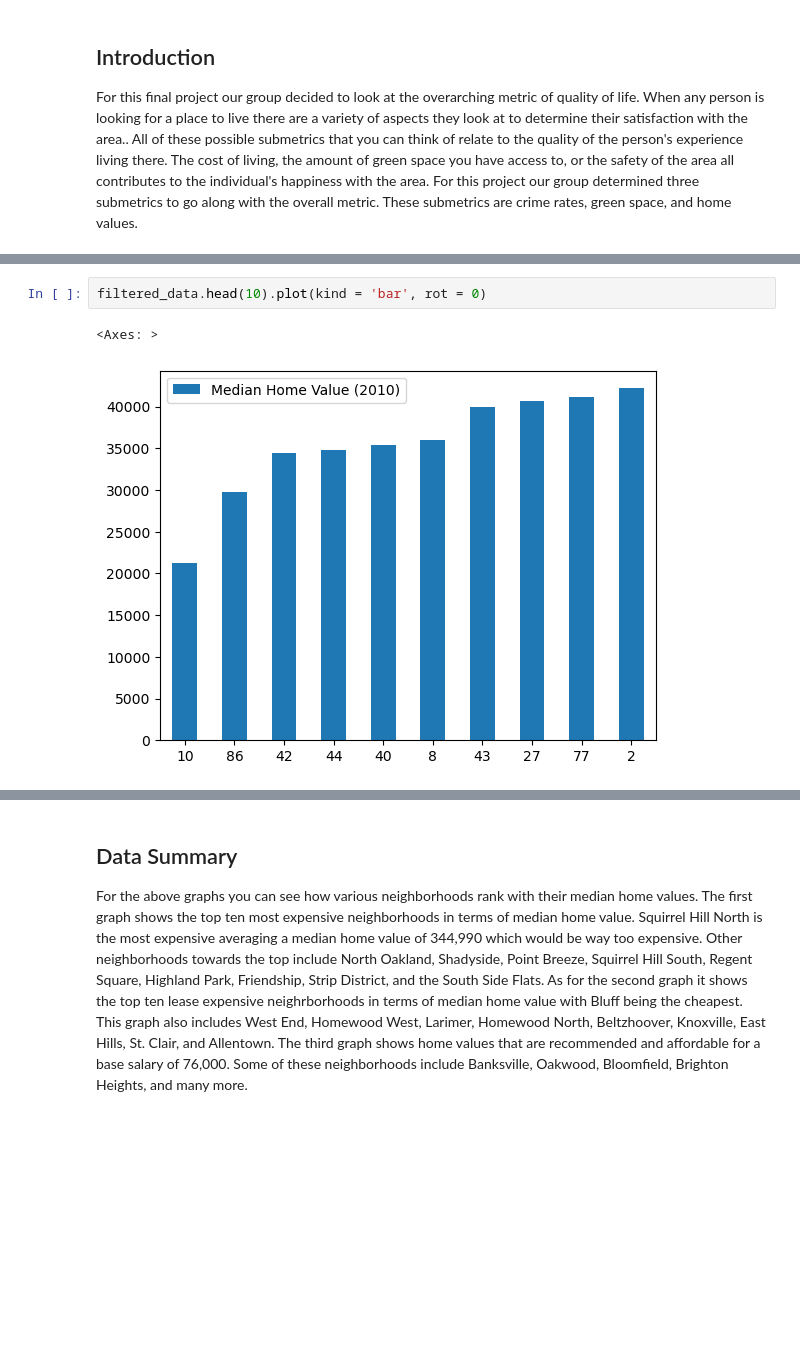
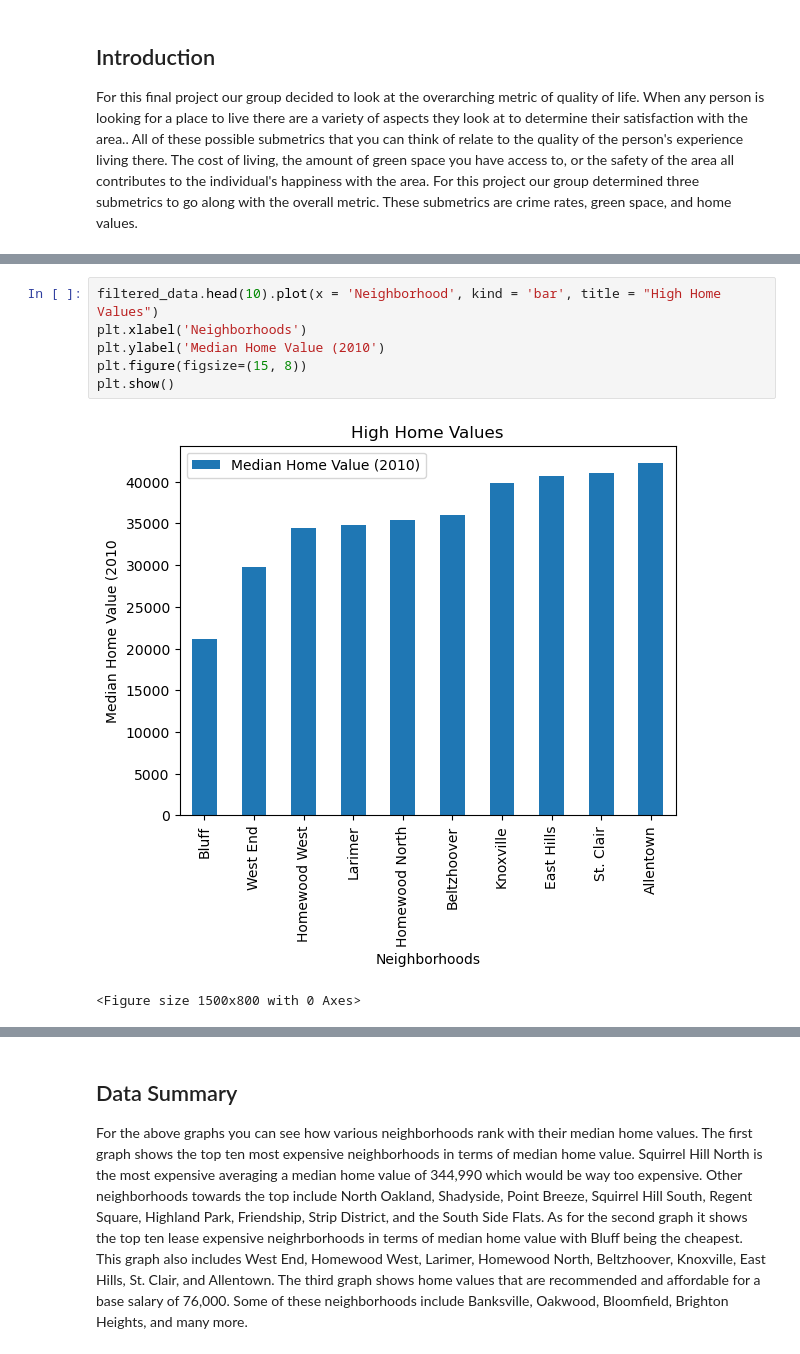
Before and after one commit to nschaab2005/CMPINF-0010-Final-Project, a Jupyter notebook: Final-Project-Noah.ipynb, the cells around one changed output, grey strips where cells are left out. Drawn from its saved outputs; the diff is of its cells as text; blank space fills up the shorter version.

```diff
--- a/Final-Project-Noah.ipynb
+++ b/Final-Project-Noah.ipynb
@@ -32,6 +38,10 @@ See the caveats in the documentation: https://pandas.pydata.org/pandas-docs/stab
 # %%
-filtered_data.head(10).plot(kind = 'bar', rot = 0)
+filtered_data.head(10).plot(x = 'Neighborhood', kind = 'bar', title = "High Home Values")
+plt.xlabel('Neighborhoods')
+plt.ylabel('Median Home Value (2010')
+plt.figure(figsize=(15, 8))
+plt.show()
 # %% [output]
+[figure, new version]
-<Axes: >
+<Figure size 1500x800 with 0 Axes>
-[figure, old version]
 # %%
```
Also changed, not shown: parts of 6 cells of this notebook.
